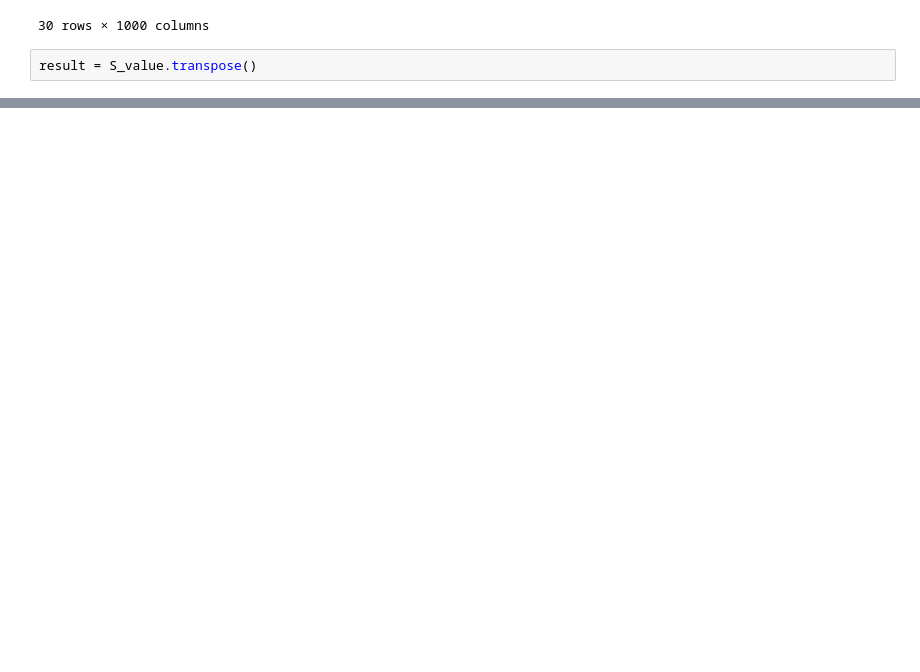
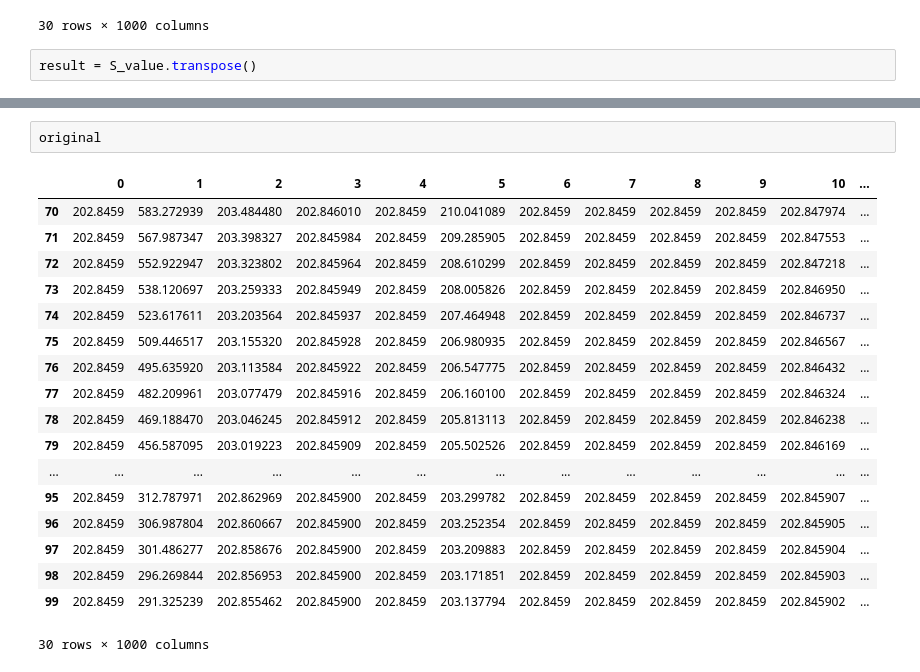
Before and after one commit to dharma610/Neural-network-model-for-compartmenral-model-SIR-and-SEIR-, a Jupyter notebook: SIR_LSTM.ipynb, the cells around one changed output, grey strips where cells are left out. Drawn from its saved outputs; the diff is of its cells as text; blank space fills up the shorter version.

```diff
--- a/SIR_LSTM.ipynb
+++ b/SIR_LSTM.ipynb
@@ -207,0 +281,21 @@ result[70:100]
+# %%
+original
+# %% [output]
+|  | 0 | 1 | 2 | 3 | 4 | 5 | 6 | 7 | 8 | 9 | 10 | ... |
+| 70 | 202.8459 | 583.272939 | 203.484480 | 202.846010 | 202.8459 | 210.041089 | 202.8459 | 202.8459 | 202.8459 | 202.8459 | 202.847974 | ... |
+| 71 | 202.8459 | 567.987347 | 203.398327 | 202.845984 | 202.8459 | 209.285905 | 202.8459 | 202.8459 | 202.8459 | 202.8459 | 202.847553 | ... |
+| 72 | 202.8459 | 552.922947 | 203.323802 | 202.845964 | 202.8459 | 208.610299 | 202.8459 | 202.8459 | 202.8459 | 202.8459 | 202.847218 | ... |
+| 73 | 202.8459 | 538.120697 | 203.259333 | 202.845949 | 202.8459 | 208.005826 | 202.8459 | 202.8459 | 202.8459 | 202.8459 | 202.846950 | ... |
+| 74 | 202.8459 | 523.617611 | 203.203564 | 202.845937 | 202.8459 | 207.464948 | 202.8459 | 202.8459 | 202.8459 | 202.8459 | 202.846737 | ... |
+| 75 | 202.8459 | 509.446517 | 203.155320 | 202.845928 | 202.8459 | 206.980935 | 202.8459 | 202.8459 | 202.8459 | 202.8459 | 202.846567 | ... |
+| 76 | 202.8459 | 495.635920 | 203.113584 | 202.845922 | 202.8459 | 206.547775 | 202.8459 | 202.8459 | 202.8459 | 202.8459 | 202.846432 | ... |
+| 77 | 202.8459 | 482.209961 | 203.077479 | 202.845916 | 202.8459 | 206.160100 | 202.8459 | 202.8459 | 202.8459 | 202.8459 | 202.846324 | ... |
+| 78 | 202.8459 | 469.188470 | 203.046245 | 202.845912 | 202.8459 | 205.813113 | 202.8459 | 202.8459 | 202.8459 | 202.8459 | 202.846238 | ... |
+| 79 | 202.8459 | 456.587095 | 203.019223 | 202.845909 | 202.8459 | 205.502526 | 202.8459 | 202.8459 | 202.8459 | 202.8459 | 202.846169 | ... |
+| ... | ... | ... | ... | ... | ... | ... | ... | ... | ... | ... | ... | ... |
+| 95 | 202.8459 | 312.787971 | 202.862969 | 202.845900 | 202.8459 | 203.299782 | 202.8459 | 202.8459 | 202.8459 | 202.8459 | 202.845907 | ... |
+| 96 | 202.8459 | 306.987804 | 202.860667 | 202.845900 | 202.8459 | 203.252354 | 202.8459 | 202.8459 | 202.8459 | 202.8459 | 202.845905 | ... |
+| 97 | 202.8459 | 301.486277 | 202.858676 | 202.845900 | 202.8459 | 203.209883 | 202.8459 | 202.8459 | 202.8459 | 202.8459 | 202.845904 | ... |
+| 98 | 202.8459 | 296.269844 | 202.856953 | 202.845900 | 202.8459 | 203.171851 | 202.8459 | 202.8459 | 202.8459 | 202.8459 | 202.845903 | ... |
+| 99 | 202.8459 | 291.325239 | 202.855462 | 202.845900 | 202.8459 | 203.137794 | 202.8459 | 202.8459 | 202.8459 | 202.8459 | 202.845902 | ... |
+30 rows × 1000 columns
```
Also changed, not shown: parts of 14 cells of this notebook.
